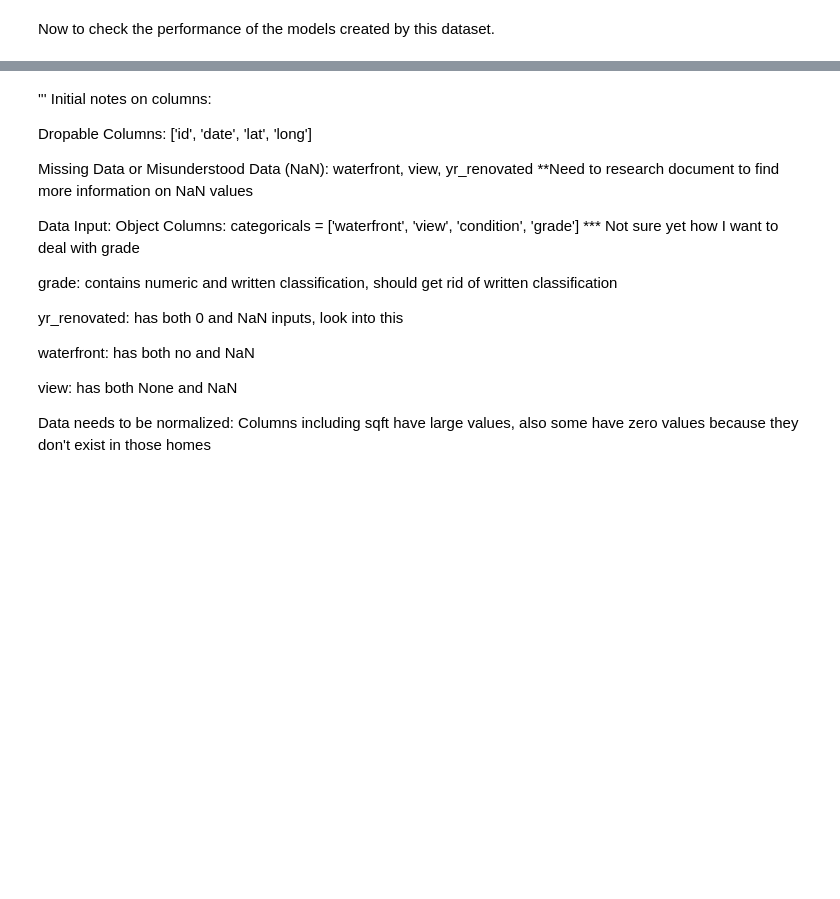
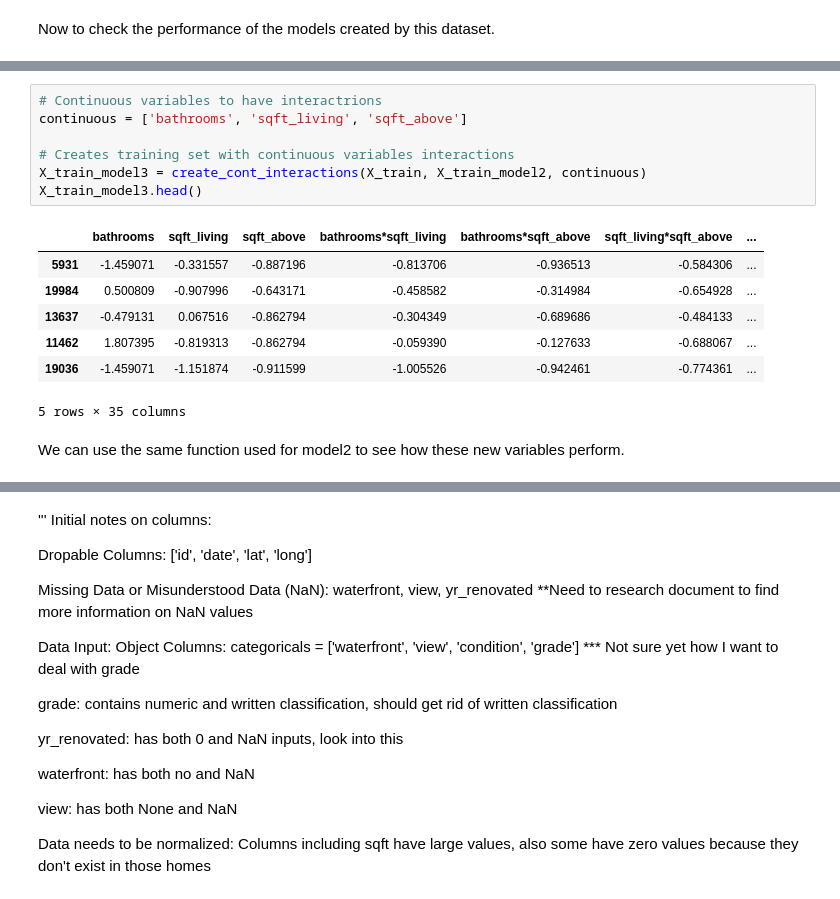
Before and after one commit to cschneck7/phase-2-project, a Jupyter notebook: EDA_notebook.ipynb, the cells around one changed output, grey strips where cells are left out. Cells and saved outputs as stored; diff of their text form; blank space fills up the shorter version.

```diff
--- a/EDA_notebook.ipynb
+++ b/EDA_notebook.ipynb
@@ -511,0 +624,17 @@ Let's check if adding some feature interactions will improve our data set.
+# %%
+# Continuous variables to have interactrions
+continuous = ['bathrooms', 'sqft_living', 'sqft_above']
+
+# Creates training set with continuous variables interactions
+X_train_model3 = create_cont_interactions(X_train, X_train_model2, continuous)
+X_train_model3.head()
+# %% [output]
+|  | bathrooms | sqft_living | sqft_above | bathrooms*sqft_living | bathrooms*sqft_above | sqft_living*sqft_above | ... |
+| 5931 | -1.459071 | -0.331557 | -0.887196 | -0.813706 | -0.936513 | -0.584306 | ... |
+| 19984 | 0.500809 | -0.907996 | -0.643171 | -0.458582 | -0.314984 | -0.654928 | ... |
+| 13637 | -0.479131 | 0.067516 | -0.862794 | -0.304349 | -0.689686 | -0.484133 | ... |
+| 11462 | 1.807395 | -0.819313 | -0.862794 | -0.059390 | -0.127633 | -0.688067 | ... |
+| 19036 | -1.459071 | -1.151874 | -0.911599 | -1.005526 | -0.942461 | -0.774361 | ... |
+5 rows × 35 columns
+# %% [markdown]
+We can use the same function used for model2 to see how these new variables perform.
```
Also changed, not shown: parts of 21 cells of this notebook.
